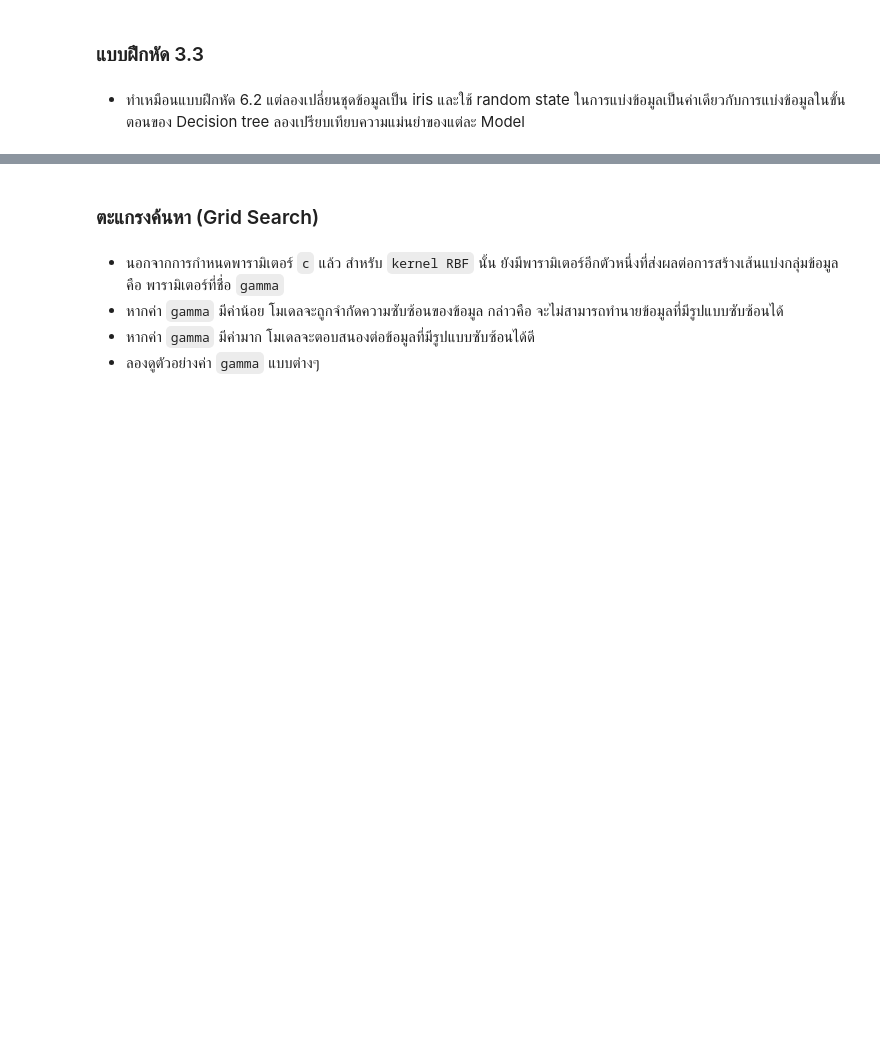
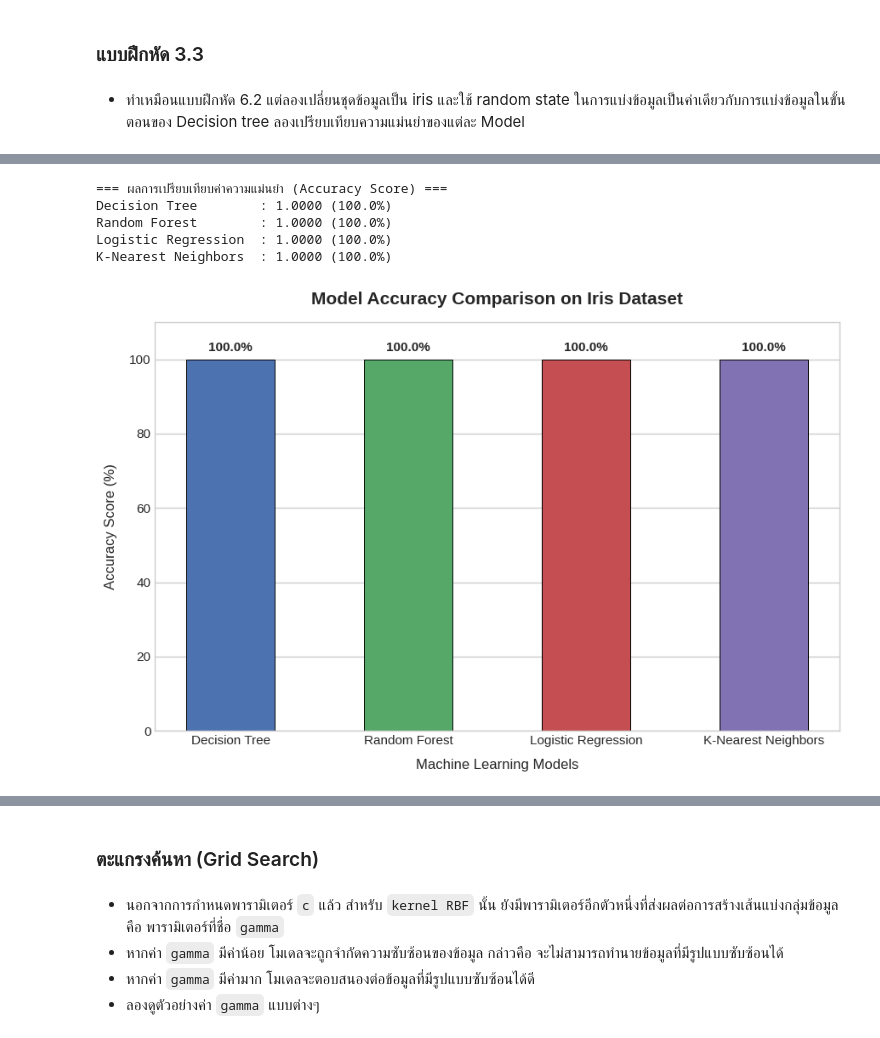
Before and after one commit to prasertrak/ai-machine-learning-deep-learning, a Jupyter notebook: [20240113]_ANS_Coding_for_Artificial_Intelligence.ipynb, the cells around one changed output, grey strips where cells are left out. Cells and saved outputs as stored; diff of their text form; code cells hidden in the pictures; blank space fills up the shorter version.

```diff
--- a/[20240113]_ANS_Coding_for_Artificial_Intelligence.ipynb
+++ b/[20240113]_ANS_Coding_for_Artificial_Intelligence.ipynb
@@ -1113,0 +1183,6 @@ Accuracy: 0.9385964912280702
+# %%
+'''
+2. แบ่งข้อมูลโดยล็อกค่า random_state เอาไว้ (ตัวอย่างนี้ใช้ 42)
+ทำให้มั่นใจได้ว่าทุกโมเดลจะเจอกลุ่มข้อมูลที่ใช้ Train และ Test ชุดเดียวกันเป๊ะๆ
+'''
+X_train, X_test, y_train, y_test = train_test_split(X, y, test_size=0.3, random_state=42)
@@ -1113,0 +1198,57 @@ Accuracy: 0.9385964912280702
+# %%
+# 4. วนลูปเทรน วัดผล และเก็บค่าความแม่นยำ
+results = {}
+for name, model in models.items():
+    model.fit(X_train, y_train)
+    predictions = model.predict(X_test)
+    accuracy = accuracy_score(y_test, predictions)
+    results[name] = accuracy
+# %%
+# 5. แสดงผลเปรียบเทียบ
+print("=== ผลการเปรียบเทียบค่าความแม่นยำ (Accuracy Score) ===")
+for name, acc in results.items():
+    print(f"{name:<20} : {acc:.4f} ({acc * 100:.1f}%)")
+# %% [output]
+=== ผลการเปรียบเทียบค่าความแม่นยำ (Accuracy Score) ===
+Decision Tree        : 1.0000 (100.0%)
+Random Forest        : 1.0000 (100.0%)
+Logistic Regression  : 1.0000 (100.0%)
+K-Nearest Neighbors  : 1.0000 (100.0%)
+# %%
+import matplotlib.pyplot as plt
+import seaborn as sns
+
+# ตั้งค่าธีมการแสดงผลกราฟให้สวยงาม (รองรับ Matplotlib เวอร์ชันล่าสุด)
+plt.style.use('seaborn-v0_8-whitegrid')
+plt.figure(figsize=(9, 6))
+
+# ดึงชื่อโมเดลและค่าความแม่นยำออกมาเป็นลิสต์
+model_names = list(results.keys())
+accuracy_scores = [acc * 100 for acc in results.values()] # แปลงเป็นเปอร์เซ็นต์ (%)
+
+# สร้างกราฟแท่ง (กำหนดสีให้แตกต่างกันเพื่อความชัดเจน)
+colors = ['#4C72B0', '#55A868', '#C44E52', '#8172B3']
+bars = plt.bar(model_names, accuracy_scores, color=colors, width=0.5, edgecolor='black', linewidth=0.7)
+
+# ใส่ตัวเลขเปอร์เซ็นต์กำกับที่หัวแท่งกราฟแต่ละแท่ง
+for bar in bars:
+    yval = bar.get_height()
+    plt.text(bar.get_x() + bar.get_width()/2.0, yval + 1.5, f'{yval:.1f}%',
+             ha='center', va='bottom', fontsize=11, fontweight='bold')
+
+# ปรับแต่งส่วนประกอบของกราฟ
+plt.title('Model Accuracy Comparison on Iris Dataset', fontsize=15, fontweight='bold', pad=15)
+plt.xlabel('Machine Learning Models', fontsize=12, labelpad=10)
+plt.ylabel('Accuracy Score (%)', fontsize=12, labelpad=10)
+
+# กำหนดช่วงแกน Y ให้เหมาะสม (0 - 110% เพื่อให้มีพื้นที่เหลือแสดงตัวเลขหัวแท่ง)
+plt.ylim(0, 110)
+
+# แสดงเส้นตารางเฉพาะแนวนอนเพื่อให้กราฟดูสะอาดตา
+plt.gca().xaxis.grid(False)
+
+# แสดงผลกราฟ
+plt.tight_layout()
+plt.show()
+# %% [output]
+[figure, added]
```
Also changed, not shown: parts of 38 cells of this notebook.
